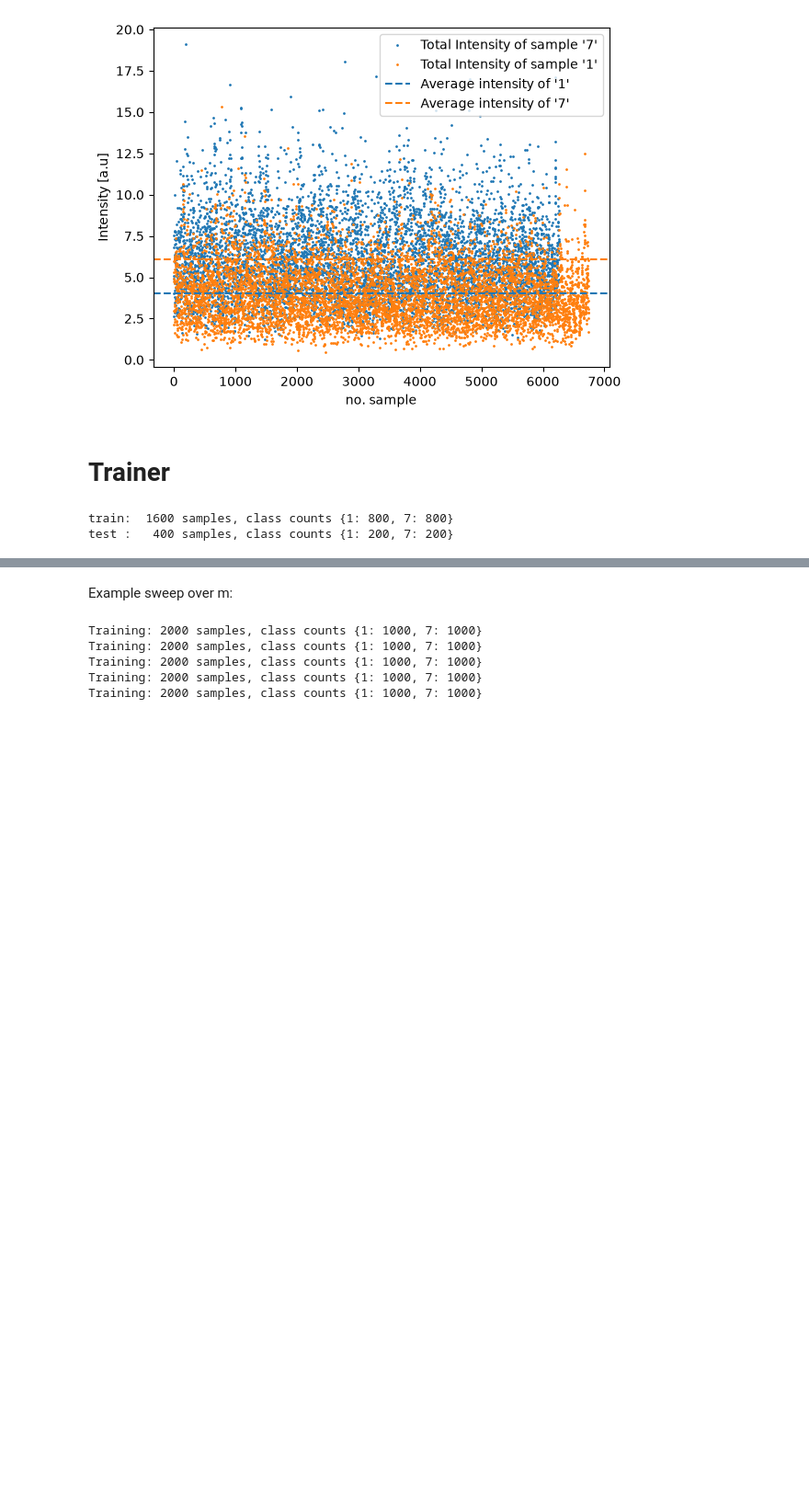
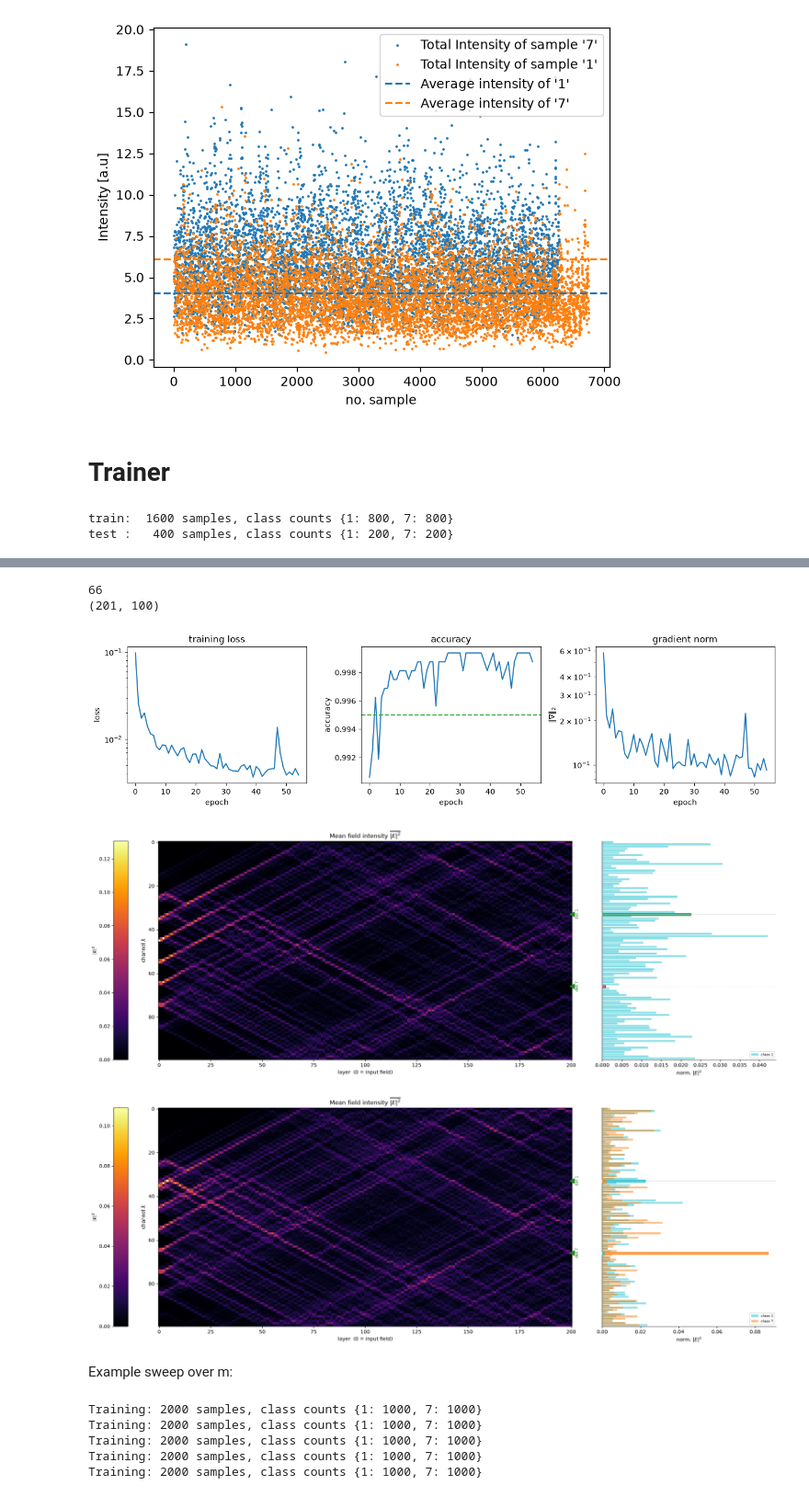
Before and after one commit to kaschdaniel/MANTIS, a Jupyter notebook: Debug.ipynb, the cells around one changed output, grey strips where cells are left out. Shown at 92% size. Drawn from its saved outputs; the diff is of its cells as text; code cells hidden in the pictures; blank space fills up the shorter version.

Commit message:
Debugged plot_intensity_map_with_histogram (can now handle both classes)

```diff
--- a/Debug.ipynb
+++ b/Debug.ipynb
@@ -397,0 +366,43 @@ fig, _ = plot_intensity_map_with_histogram(I, *cfg.detectors, Y_test)
+# %%
+
+test_loss, test_acc = trainer.evaluate(E_test, Y_test)
+print(f"validation acc {history['acc'][-1]:.4f} | test acc {test_acc:.4f} | "
+      f"{len(history['loss'])} epochs, {trainer.train_time:.1f}s")
+print(f"inference: {trainer.inference_time(E_test)*1e3:.2f} ms/sample")
+
+### TESTING
+trained_layers = mesh.layer_matrices_separate(trainer.thetas, trainer.phis,
+                                      cfg.eta_bs, cfg.alpha_fiber)
+### PLOTS
+fig, ax = plt.subplots(1, 3, figsize=(13, 3.5))
+
+# Loss (training data = "validation" in project terms)
+ax[0].plot(history["loss"])
+ax[0].set_xlabel("epoch"); ax[0].set_ylabel("loss")
+ax[0].set_yscale("log"); ax[0].set_title("training loss")
+
+# Accuracy on training data, with chance level and final test accuracy
+ax[1].plot(history["acc"], label="train")
+#ax[1].axhline(0.5, color="0.6", ls=":", label="chance level")
+ax[1].axhline(test_acc, color="tab:green", ls="--", label=f"test {test_acc:.3f}")
+ax[1].set_xlabel("epoch"); ax[1].set_ylabel("accuracy")
+#ax[1].set_ylim(0.45, 1.02); ax[1].legend()
+ax[1].set_title("accuracy")
+
+# Gradient norm -- convergence diagnostic
+ax[2].plot(history["grad_norm"])
+ax[2].set_xlabel("epoch"); ax[2].set_ylabel(r"$\|\nabla\|_2$")
+ax[2].set_yscale("log"); ax[2].set_title("gradient norm")
+fig.tight_layout()
+fig.show()
+
+I7 = np.abs(forward_history(E_test[:,Y_test==7], trained_layers))**2
+I = detection(forward_history(E_test, trained_layers))
+I1 = np.abs(forward_history(E_test[:,Y_test==1], trained_layers))**2
+
+DET1, DET7 = cfg.detectors        # DET1 belongs to class 1, DET7 to class 7
+print(DET7)
+fig, _ = plot_intensity_map_with_histogram(I1[:,:,:], 33, 66, Y_test[Y_test==1][:])
+fig, _ = plot_intensity_map_with_histogram(I, *cfg.detectors, Y_test)
+print(np.shape(I7[:,:,9]))
+# %% [output]
@@ -398,3 +411,8 @@ fig, _ = plot_intensity_map_with_histogram(I, *cfg.detectors, Y_test)
+66
+(201, 100)
+[figure, added]
+[figure, added]
+[figure, added]
 # %% [markdown]
 Example sweep over m:
 # %%
```
Also changed, not shown: parts of 3 cells of this notebook, 2 other files.
